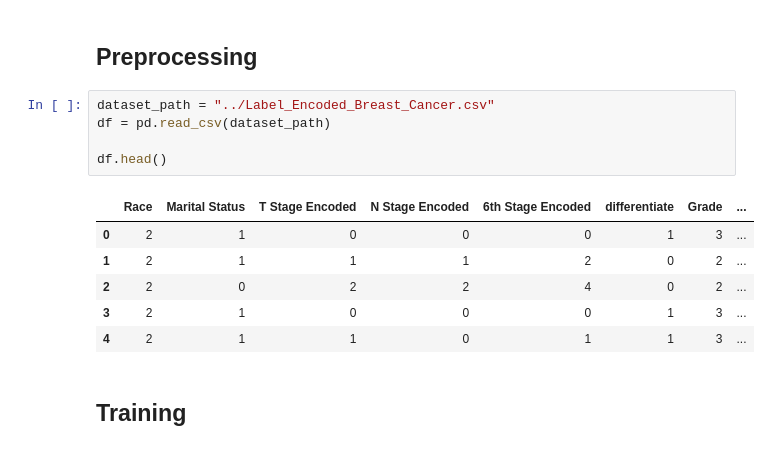
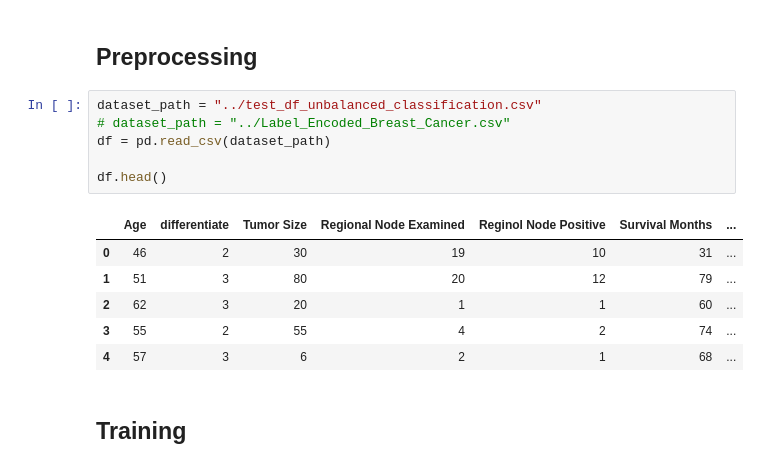
Before and after one commit to Kittonn/intro-to-ml-and-dl-project, a Jupyter notebook: supervised_classifications/logistic_regression.ipynb, the cells around one changed output. Drawn from its saved outputs; the diff is of its cells as text.

```diff
--- a/supervised_classifications/logistic_regression.ipynb
+++ b/supervised_classifications/logistic_regression.ipynb
@@ -116,17 +107,18 @@ class LogisticRegressionScratchBCE(BaseEstimator, ClassifierMixin):
 # %% [markdown]
 ## Preprocessing
 # %%
-dataset_path = "../Label_Encoded_Breast_Cancer.csv"
+dataset_path = "../test_df_unbalanced_classification.csv"
+# dataset_path = "../Label_Encoded_Breast_Cancer.csv"
 df = pd.read_csv(dataset_path)
 
 df.head()
 # %% [output]
-|  | Race | Marital Status | T Stage Encoded | N Stage Encoded | 6th Stage Encoded | differentiate | Grade | ... |
-| 0 | 2 | 1 | 0 | 0 | 0 | 1 | 3 | ... |
-| 1 | 2 | 1 | 1 | 1 | 2 | 0 | 2 | ... |
-| 2 | 2 | 0 | 2 | 2 | 4 | 0 | 2 | ... |
-| 3 | 2 | 1 | 0 | 0 | 0 | 1 | 3 | ... |
-| 4 | 2 | 1 | 1 | 0 | 1 | 1 | 3 | ... |
+|  | Age | differentiate | Tumor Size | Regional Node Examined | Reginol Node Positive | Survival Months | ... |
+| 0 | 46 | 2 | 30 | 19 | 10 | 31 | ... |
+| 1 | 51 | 3 | 80 | 20 | 12 | 79 | ... |
+| 2 | 62 | 3 | 20 | 1 | 1 | 60 | ... |
+| 3 | 55 | 2 | 55 | 4 | 2 | 74 | ... |
+| 4 | 57 | 3 | 6 | 2 | 1 | 68 | ... |
 # %% [markdown]
 ## Training
 # %% [markdown]
```
Also changed, not shown: parts of 14 cells of this notebook, 3 other files.
